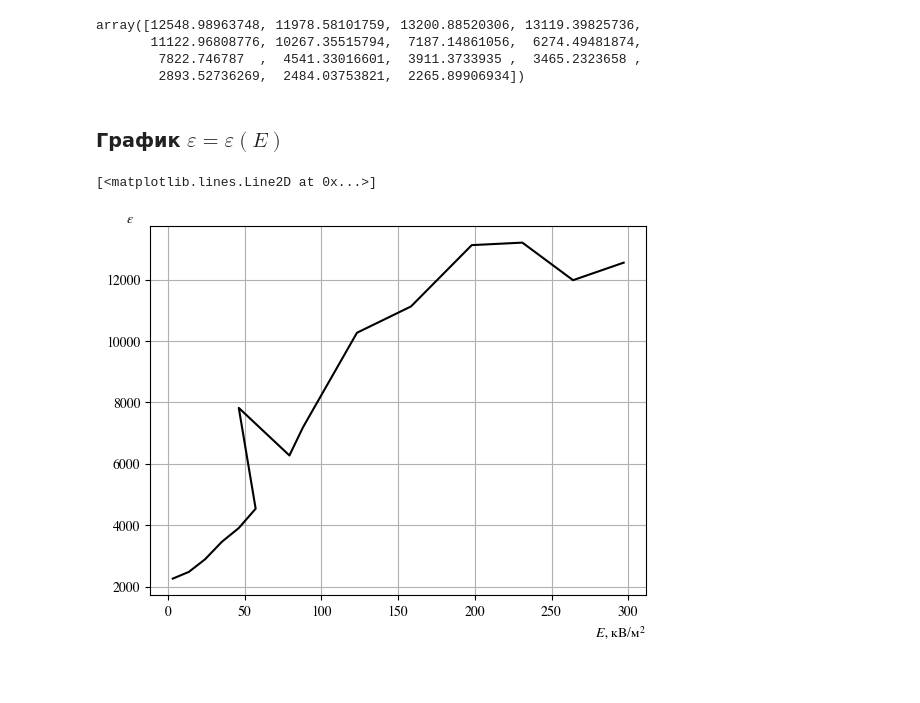
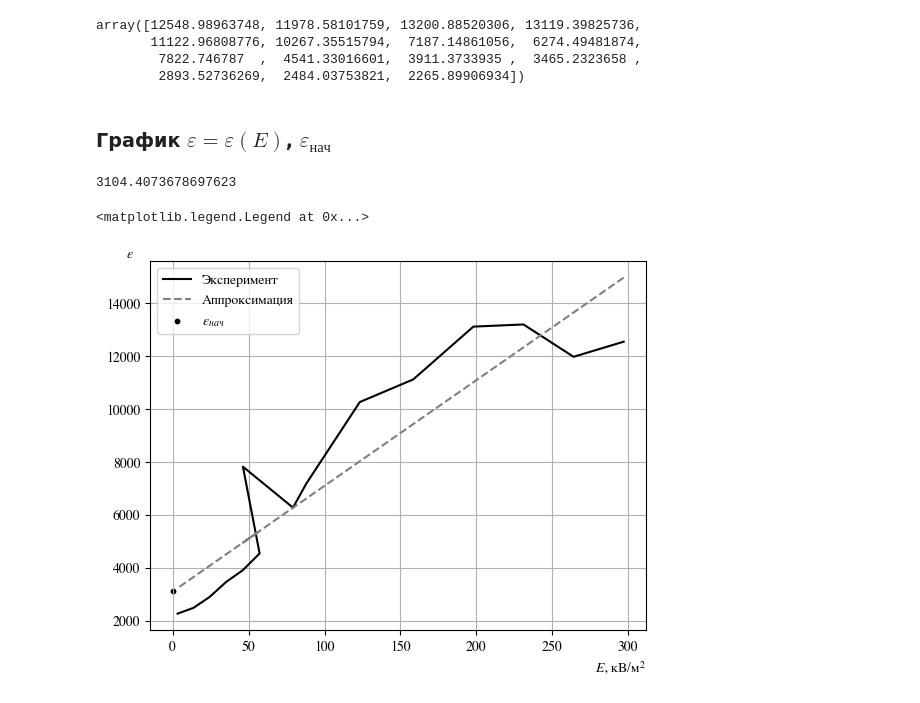
Before and after one commit to Hanqnero/ITMO_Physics2_Labs, a Jupyter notebook: reports/3.06/solution.ipynb, the cells around one changed output. Saved outputs shown, nothing was run; the diff lists cells and outputs as text; code cells hidden in the pictures.

```diff
--- a/reports/3.06/solution.ipynb
+++ b/reports/3.06/solution.ipynb
@@ -6,7 +6,7 @@ import sympy as sp
 from scipy.constants import epsilon_0
 # %%
 plt.rcParams['font.family'] = 'Serif'
-plt.rcParams['font.serif'] = 'Times'
+plt.rcParams['font.serif'] = ['Hoefler', 'Times']
 plt.rcParams['mathtext.fontset'] = 'stix'
 # %% [markdown]
 # Решатель ЛР 3.06
@@ -247,15 +255,38 @@ array([12548.98963748, 11978.58101759, 13200.88520306, 13119.39825736,
         7822.746787  ,  4541.33016601,  3911.3733935 ,  3465.2323658 ,
         2893.52736269,  2484.03753821,  2265.89906934])
 # %% [markdown]
-### График $ \varepsilon = \varepsilon(E) $
+### График $ \varepsilon = \varepsilon(E) $, $\varepsilon_{нач}$
 # %%
 fig, ax = plt.subplots()
 
 ax.set_xlabel('$E$, кВ/м$^2$', loc='right')
 ax.set_ylabel(r'$\varepsilon$', loc='top', rotation=0, labelpad=-20)
 ax.grid()
 
-ax.plot(table1E*1e-3, table1Epsilon, '-', linewidth=1.5, c='black')
+ax.plot(
+    table1E*1e-3, table1Epsilon,
+    '-', linewidth=1.5, c='black',
+    label='Эксперимент'
+)
+
+epsilonTrendLine = np.polyfit(table1E*1e-3, table1Epsilon, 1)
+
+ax.plot(
+    table1E*1e-3, np.polyval(epsilonTrendLine, table1E*1e-3),
+    '--', linewidth=1.5, c='grey',
+    label='Аппроксимация'
+)
+
+task5EpsilonStart = np.polyval(epsilonTrendLine, 0)
+print(task5EpsilonStart)
+
+ax.scatter(0, task5EpsilonStart,
+    c='black', marker='o', s=10,
+    label=r'$\varepsilon_{нач}$'
+)
+
+ax.legend()
 # %% [output]
-[<matplotlib.lines.Line2D at 0x...>]
+3104.4073678697623
+<matplotlib.legend.Legend at 0x...>
-[figure, old version]
+[figure, new version]
```
Also changed, not shown: parts of 9 cells of this notebook, 6 other files.
